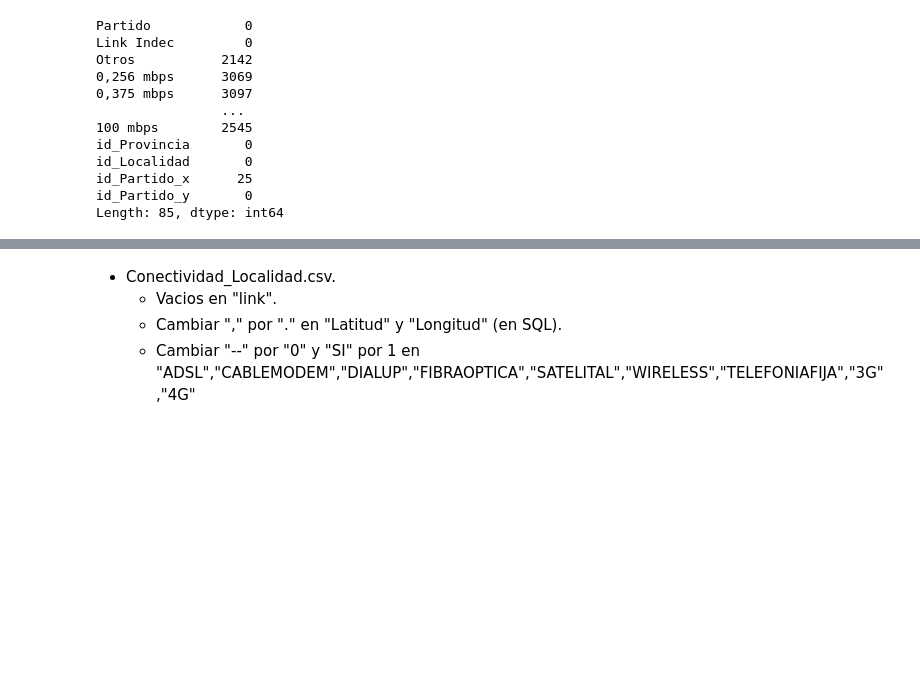
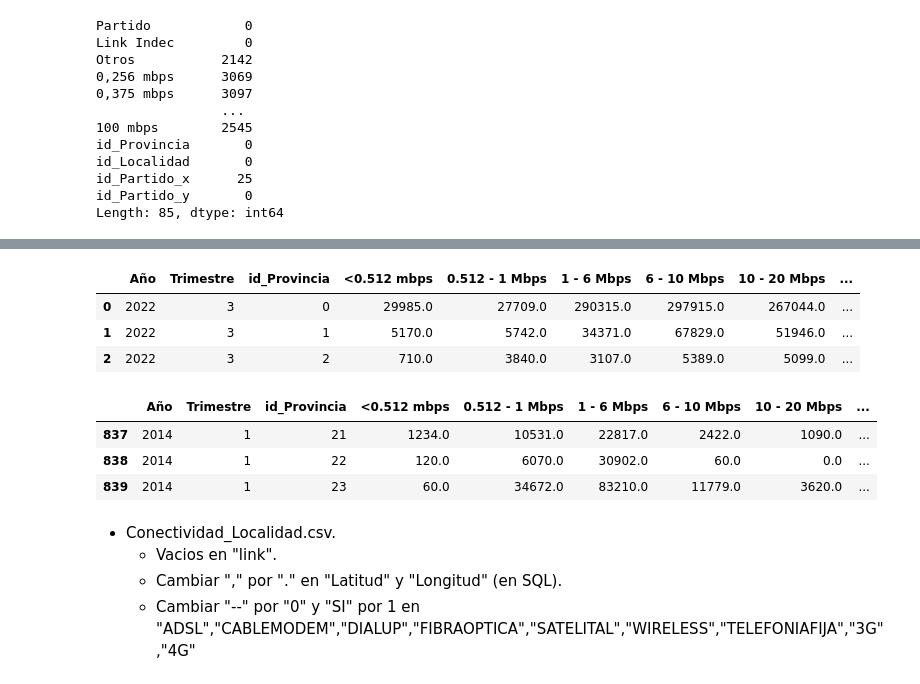
Before and after one commit to A-Lasso/Proyecto_Individual2, a Jupyter notebook: ETL.ipynb, the cells around one changed output, grey strips where cells are left out. Cells and saved outputs as stored; diff of their text form; code cells hidden in the pictures; blank space fills up the shorter version.

```diff
--- a/ETL.ipynb
+++ b/ETL.ipynb
@@ -1522,0 +1821,27 @@ Acces_Inter_Prov_Vel.to_csv("csv_api\Acces_Inter_Prov_Vel.csv",index=False)
+# %%
+Acces_Inter_Prov_Vel1[columnas_cambiar] =Acces_Inter_Prov_Vel1[columnas_cambiar].astype(str).apply(lambda x: x.str.strip().str.replace(".", '', regex=True))
+# %%
+Acces_Inter_Prov_Vel1[columnas_cambiar]=Acces_Inter_Prov_Vel1[columnas_cambiar].replace(to_replace=',',value='.',regex=True)
+# %%
+Acces_Inter_Prov_Vel1[columnas_cambiar]=Acces_Inter_Prov_Vel1[columnas_cambiar].astype(float)
+# %%
+# Verificamos la columna "Total"
+Ver=['<0.512 mbps', '0.512 - 1 Mbps','1 - 6 Mbps', '6 - 10 Mbps', '10 - 20 Mbps', '20 - 30 Mbps','>=30 Mbps', 'Otros']
+Acces_Inter_Prov_Vel1['Total2']=Acces_Inter_Prov_Vel1[Ver].sum(axis=1)
+# %%
+# Hay una pequeña diferencia, por ahora lo voy a exportar con ambos totales
+Acces_Inter_Prov_Vel1.head(3)
+# %% [output]
+|  | Año | Trimestre | id_Provincia | <0.512 mbps | 0.512 - 1 Mbps | 1 - 6 Mbps | 6 - 10 Mbps | 10 - 20 Mbps | ... |
+| 0 | 2022 | 3 | 0 | 29985.0 | 27709.0 | 290315.0 | 297915.0 | 267044.0 | ... |
+| 1 | 2022 | 3 | 1 | 5170.0 | 5742.0 | 34371.0 | 67829.0 | 51946.0 | ... |
+| 2 | 2022 | 3 | 2 | 710.0 | 3840.0 | 3107.0 | 5389.0 | 5099.0 | ... |
+# %%
+# Los valores no están muy lejos de lo que deberían ser
+# Asi que seguramente me quede con "Total2" como representador real del total.
+Acces_Inter_Prov_Vel1.tail(3)
+# %% [output]
+|  | Año | Trimestre | id_Provincia | <0.512 mbps | 0.512 - 1 Mbps | 1 - 6 Mbps | 6 - 10 Mbps | 10 - 20 Mbps | ... |
+| 837 | 2014 | 1 | 21 | 1234.0 | 10531.0 | 22817.0 | 2422.0 | 1090.0 | ... |
+| 838 | 2014 | 1 | 22 | 120.0 | 6070.0 | 30902.0 | 60.0 | 0.0 | ... |
+| 839 | 2014 | 1 | 23 | 60.0 | 34672.0 | 83210.0 | 11779.0 | 3620.0 | ... |
```
Also changed, not shown: parts of 58 cells of this notebook, 4 other files.
